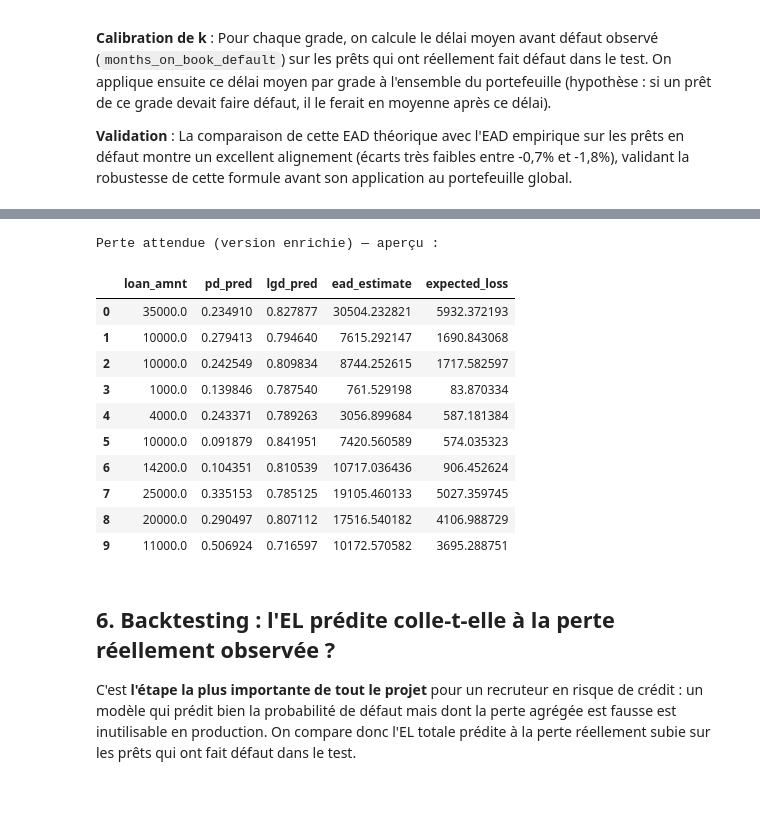
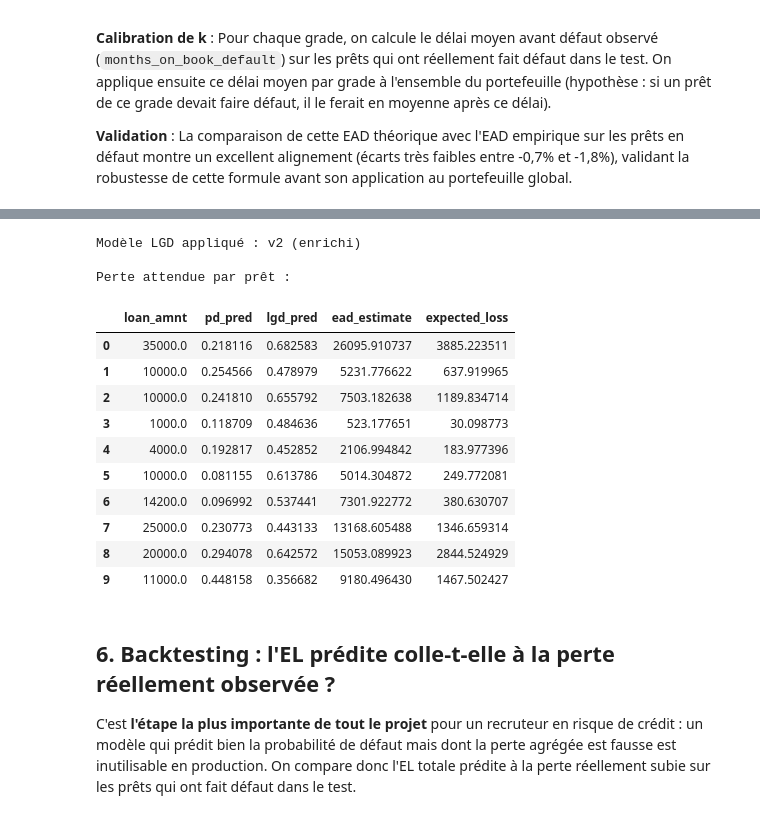
Before and after one commit to cmadjaninyedo/03-credit-risk-scoring, a Jupyter notebook: notebooks/03_lgd_ead_perte_attendue.ipynb, the cells around one changed output, grey strips where cells are left out. Drawn from its saved outputs; the diff is of its cells as text; code cells hidden in the pictures.

```diff
--- a/notebooks/03_lgd_ead_perte_attendue.ipynb
+++ b/notebooks/03_lgd_ead_perte_attendue.ipynb
@@ -601,19 +640,0 @@ défaut, on ne la connaît jamais à l'avance pour un prêt encore performant).
-# %%
-test_term = pd.get_dummies(test[["grade"]], columns=["grade"], drop_first=True)
-missing_cols = set(X_lgd.columns) - set(test_term.columns) - {"const", "loan_amnt", "int_rate", "term_months"}
-for col in missing_cols:
-    test_term[col] = 0
-
-X_lgd_portfolio = test_term.copy()
-X_lgd_portfolio["loan_amnt"] = test["loan_amnt"].values
-X_lgd_portfolio["int_rate"] = test["int_rate"].values
-X_lgd_portfolio["term_months"] = test["term"].str.extract(r"(\d+)").astype(int).values
-X_lgd_portfolio = sm.add_constant(X_lgd_portfolio.astype(float))
-X_lgd_portfolio = X_lgd_portfolio[X_lgd.columns]  # même ordre de colonnes que le modèle entraîné
-
-test["lgd_pred"] = lgd_model.predict(X_lgd_portfolio)
-
-test["expected_loss"] = test["pd_pred"] * test["lgd_pred"] * test["ead_estimate"]
-
-print("Perte attendue par prêt :")
-test[["loan_amnt", "pd_pred", "lgd_pred", "ead_estimate", "expected_loss"]].head(10)
@@ -638,38 +648,48 @@ portefeuille test, puis on recalcule l'EL avec la nouvelle EAD.
 # %%
-test["issue_d"] = pd.to_datetime(test["issue_d"])
 test["earliest_cr_line"] = pd.to_datetime(test["earliest_cr_line"], errors="coerce")
 test["credit_age_years"] = (test["issue_d"] - test["earliest_cr_line"]).dt.days / 365.25
-test["months_on_book_default"] = test["avg_months_to_default"]  # même délai moyen par grade
+test["months_on_book_default"] = test["avg_months_to_default"]  # même délai moyen par grade (calibré sur train)
 
-X_lgd_portfolio_v2 = pd.get_dummies(
-    test[["grade", "home_ownership", "purpose"]], columns=["grade", "home_ownership", "purpose"], drop_first=True
-)
-for col in set(X_lgd_v2.columns) - set(X_lgd_portfolio_v2.columns) - {"const"}:
-    X_lgd_portfolio_v2[col] = 0
-for col in ["loan_amnt", "int_rate", "term_months", "credit_age_years", "dti", "annual_inc", "months_on_book_default"]:
-    X_lgd_portfolio_v2[col] = test[col].values
-X_lgd_portfolio_v2 = sm.add_constant(X_lgd_portfolio_v2.astype(float))
-X_lgd_portfolio_v2 = X_lgd_portfolio_v2[X_lgd_v2.columns]
+if lgd_final_name.startswith("v2"):
+    portfolio_cols = lgd_features_v2
+    dummy_cols = ["grade", "home_ownership", "purpose"]
+    ref_cols = X_lgd_v2.columns
+    median_fill = X_lgd_v2.median(numeric_only=True)
+else:
+    portfolio_cols = lgd_features
+    dummy_cols = ["grade"]
+    ref_cols = X_lgd.columns
+    median_fill = None
 
-test["lgd_pred"] = lgd_model_v2.predict(X_lgd_portfolio_v2)
+X_test_portfolio = pd.get_dummies(test[portfolio_cols], columns=dummy_cols, drop_first=True)
+X_test_portfolio = X_test_portfolio.reindex(columns=[c for c in ref_cols if c != "const"], fill_value=0)
+if median_fill is not None:
+    X_test_portfolio = X_test_portfolio.fillna(median_fill)
+X_test_portfolio = sm.add_constant(X_test_portfolio.astype(float), has_constant="add")
+X_test_portfolio = X_test_portfolio[ref_cols]
+
+test["lgd_pred"] = lgd_final_model.predict(X_test_portfolio)
 test["ead_estimate"] = test["ead_estimate_v2"]
 test["expected_loss"] = test["pd_pred"] * test["lgd_pred"] * test["ead_estimate"]
 
-print("Perte attendue (version enrichie) — aperçu :")
+print(f"Modèle LGD appliqué : {lgd_final_name}")
+print("\nPerte attendue par prêt :")
 test[["loan_amnt", "pd_pred", "lgd_pred", "ead_estimate", "expected_loss"]].head(10)
 # %% [output]
-Perte attendue (version enrichie) — aperçu :
+Modèle LGD appliqué : v2 (enrichi)
+
+Perte attendue par prêt :
 |  | loan_amnt | pd_pred | lgd_pred | ead_estimate | expected_loss |
-| 0 | 35000.0 | 0.234910 | 0.827877 | 30504.232821 | 5932.372193 |
-| 1 | 10000.0 | 0.279413 | 0.794640 | 7615.292147 | 1690.843068 |
-| 2 | 10000.0 | 0.242549 | 0.809834 | 8744.252615 | 1717.582597 |
-| 3 | 1000.0 | 0.139846 | 0.787540 | 761.529198 | 83.870334 |
-| 4 | 4000.0 | 0.243371 | 0.789263 | 3056.899684 | 587.181384 |
-| 5 | 10000.0 | 0.091879 | 0.841951 | 7420.560589 | 574.035323 |
-| 6 | 14200.0 | 0.104351 | 0.810539 | 10717.036436 | 906.452624 |
-| 7 | 25000.0 | 0.335153 | 0.785125 | 19105.460133 | 5027.359745 |
-| 8 | 20000.0 | 0.290497 | 0.807112 | 17516.540182 | 4106.988729 |
-| 9 | 11000.0 | 0.506924 | 0.716597 | 10172.570582 | 3695.288751 |
+| 0 | 35000.0 | 0.218116 | 0.682583 | 26095.910737 | 3885.223511 |
+| 1 | 10000.0 | 0.254566 | 0.478979 | 5231.776622 | 637.919965 |
+| 2 | 10000.0 | 0.241810 | 0.655792 | 7503.182638 | 1189.834714 |
+| 3 | 1000.0 | 0.118709 | 0.484636 | 523.177651 | 30.098773 |
+| 4 | 4000.0 | 0.192817 | 0.452852 | 2106.994842 | 183.977396 |
+| 5 | 10000.0 | 0.081155 | 0.613786 | 5014.304872 | 249.772081 |
+| 6 | 14200.0 | 0.096992 | 0.537441 | 7301.922772 | 380.630707 |
+| 7 | 25000.0 | 0.230773 | 0.443133 | 13168.605488 | 1346.659314 |
+| 8 | 20000.0 | 0.294078 | 0.642572 | 15053.089923 | 2844.524929 |
+| 9 | 11000.0 | 0.448158 | 0.356682 | 9180.496430 | 1467.502427 |
 # %% [markdown]
 ## 6. Backtesting : l'EL prédite colle-t-elle à la perte réellement observée ?
 
```
Also changed, not shown: parts of 41 cells of this notebook, 22 other files.
